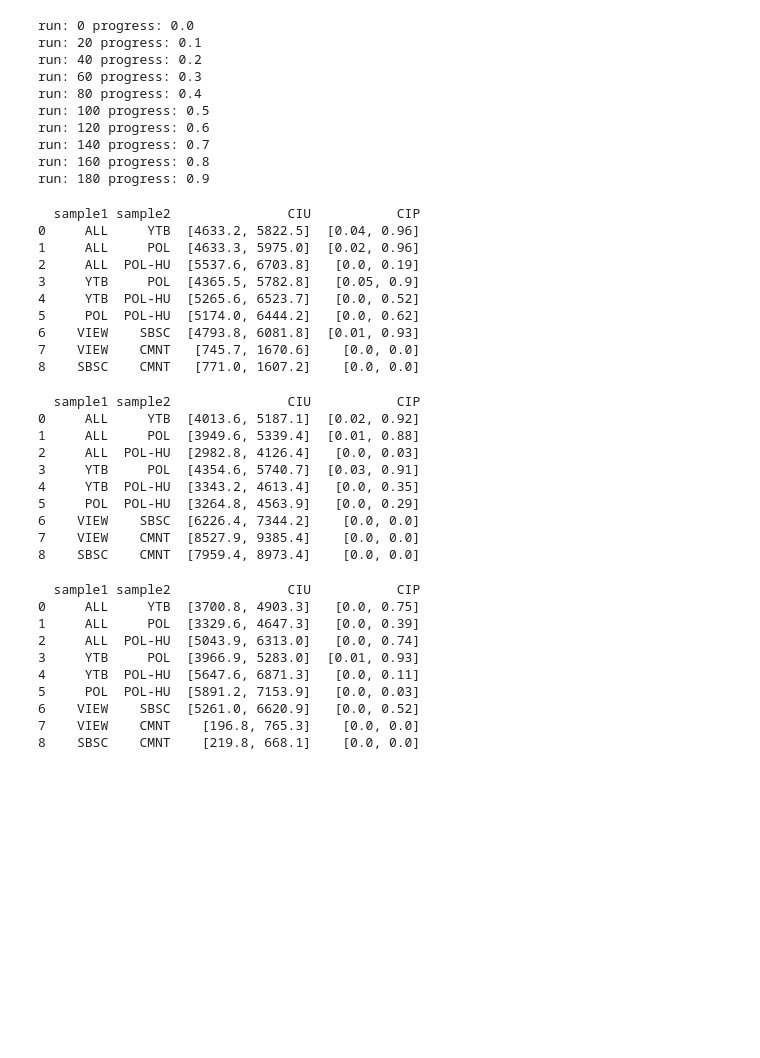
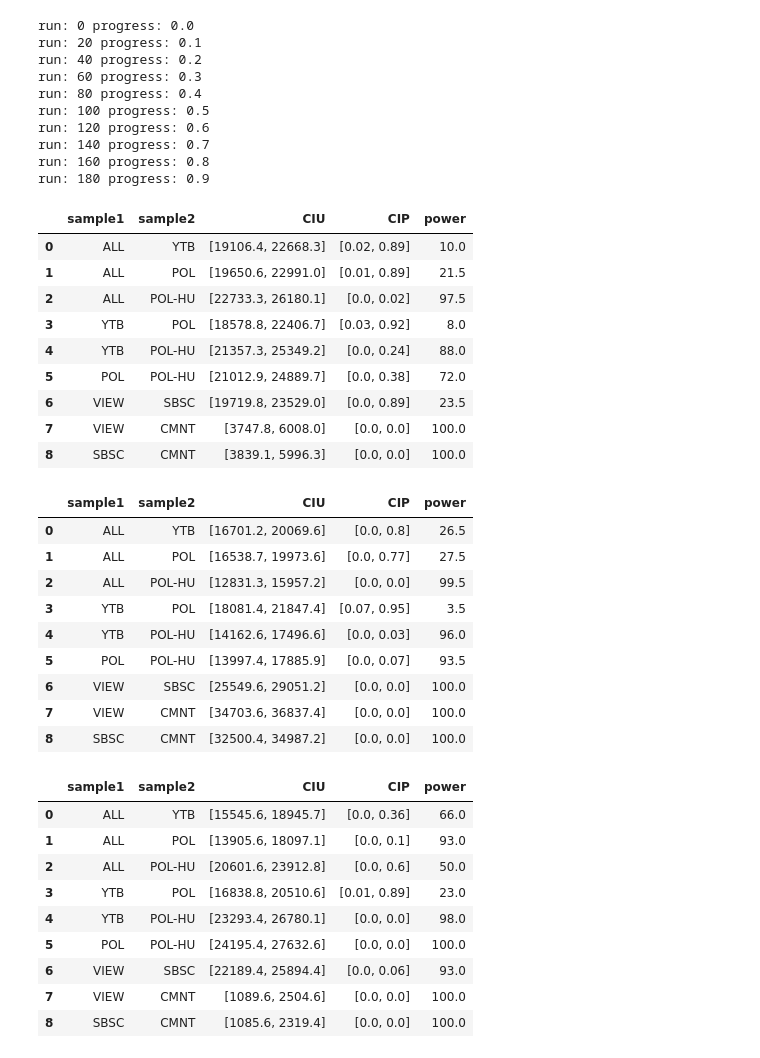
Before and after one commit to yijingch/invisible-public, a Jupyter notebook: src/analysis/02_user_level_disparity.ipynb, the cells around one changed output. Drawn from its saved outputs; the diff is of its cells as text; code cells hidden in the pictures; blank space fills up the shorter version.

Commit message:
minor edits and add print_info in the func

```diff
--- a/src/analysis/02_user_level_disparity.ipynb
+++ b/src/analysis/02_user_level_disparity.ipynb
@@ -603,7 +679,7 @@ for g1,g2 in GROUPS_TO_COMPARE:
 
 for r2 in range(nruns2):
     if r2%20 == 0: print("run:", r2, "progress:", r2/nruns2)
-    nruns = 100
+    nruns = 200
     bp_data_flth_var = {}
     bp_data_lrsc_var = {}
     bp_data_flth_kts = {}
@@ -648,37 +724,41 @@ run: 180 progress: 0.9
 # %%
 # Table 6 - chunk 1: left/right variance distribution
 df = pd.DataFrame()
 df["sample1"] = [x[0] for x in GROUPS_TO_COMPARE]
 df["sample2"] = [x[1] for x in GROUPS_TO_COMPARE]
 
 Us = Us_lrsc_var
 ps = ps_lrsc_var
 
 ciu = []
 cip = []
+pps = []
 for g1,g2 in GROUPS_TO_COMPARE:
     this_us = Us[(g1,g2)]
     this_ps = ps[(g1,g2)]
     bu = round(np.percentile(this_us, q=5),1)
     uu = round(np.percentile(this_us, q=95),1)
     bp = round(np.percentile(this_ps, q=5),2)
     up = round(np.percentile(this_ps, q=95),2)
+    pp = sum(p < 0.05 for p in this_ps)/nruns2*100
     ciu.append(f"[{bu}, {uu}]")
     cip.append(f"[{bp}, {up}]")
+    pps.append(pp)
 df["CIU"] = ciu
 df["CIP"] = cip
-print(df)
+df["power"] = pps
+df
 # %% [output]
-  sample1 sample2               CIU           CIP
-0     ALL     YTB  [4633.2, 5822.5]  [0.04, 0.96]
-1     ALL     POL  [4633.3, 5975.0]  [0.02, 0.96]
-2     ALL  POL-HU  [5537.6, 6703.8]   [0.0, 0.19]
-3     YTB     POL  [4365.5, 5782.8]   [0.05, 0.9]
-4     YTB  POL-HU  [5265.6, 6523.7]   [0.0, 0.52]
-5     POL  POL-HU  [5174.0, 6444.2]   [0.0, 0.62]
-6    VIEW    SBSC  [4793.8, 6081.8]  [0.01, 0.93]
-7    VIEW    CMNT   [745.7, 1670.6]    [0.0, 0.0]
-8    SBSC    CMNT   [771.0, 1607.2]    [0.0, 0.0]
+|  | sample1 | sample2 | CIU | CIP | power |
+| 0 | ALL | YTB | [19106.4, 22668.3] | [0.02, 0.89] | 10.0 |
+| 1 | ALL | POL | [19650.6, 22991.0] | [0.01, 0.89] | 21.5 |
+| 2 | ALL | POL-HU | [22733.3, 26180.1] | [0.0, 0.02] | 97.5 |
+| 3 | YTB | POL | [18578.8, 22406.7] | [0.03, 0.92] | 8.0 |
+| 4 | YTB | POL-HU | [21357.3, 25349.2] | [0.0, 0.24] | 88.0 |
+| 5 | POL | POL-HU | [21012.9, 24889.7] | [0.0, 0.38] | 72.0 |
+| 6 | VIEW | SBSC | [19719.8, 23529.0] | [0.0, 0.89] | 23.5 |
+| 7 | VIEW | CMNT | [3747.8, 6008.0] | [0.0, 0.0] | 100.0 |
+| 8 | SBSC | CMNT | [3839.1, 5996.3] | [0.0, 0.0] | 100.0 |
 # %%
 # Table 6 - chunk 2: left/right kurtosis distribution
 df = pd.DataFrame()
@@ -690,6 +770,7 @@ ps = ps_lrsc_kts
 
 ciu = []
 cip = []
+pps = []
 for g1,g2 in GROUPS_TO_COMPARE:
     this_us = Us[(g1,g2)]
     this_ps = ps[(g1,g2)]
@@ -697,22 +778,25 @@ for g1,g2 in GROUPS_TO_COMPARE:
     uu = round(np.percentile(this_us, q=95),1)
     bp = round(np.percentile(this_ps, q=5),2)
     up = round(np.percentile(this_ps, q=95),2)
+    pp = sum(p < 0.05 for p in this_ps)/nruns2*100
     ciu.append(f"[{bu}, {uu}]")
     cip.append(f"[{bp}, {up}]")
+    pps.append(pp)
 df["CIU"] = ciu
 df["CIP"] = cip
-print(df)
+df["power"] = pps
+df
 # %% [output]
-  sample1 sample2               CIU           CIP
-0     ALL     YTB  [4013.6, 5187.1]  [0.02, 0.92]
-1     ALL     POL  [3949.6, 5339.4]  [0.01, 0.88]
-2     ALL  POL-HU  [2982.8, 4126.4]   [0.0, 0.03]
-3     YTB     POL  [4354.6, 5740.7]  [0.03, 0.91]
-4     YTB  POL-HU  [3343.2, 4613.4]   [0.0, 0.35]
-5     POL  POL-HU  [3264.8, 4563.9]   [0.0, 0.29]
-6    VIEW    SBSC  [6226.4, 7344.2]    [0.0, 0.0]
-7    VIEW    CMNT  [8527.9, 9385.4]    [0.0, 0.0]
-8    SBSC    CMNT  [7959.4, 8973.4]    [0.0, 0.0]
+|  | sample1 | sample2 | CIU | CIP | power |
+| 0 | ALL | YTB | [16701.2, 20069.6] | [0.0, 0.8] | 26.5 |
+| 1 | ALL | POL | [16538.7, 19973.6] | [0.0, 0.77] | 27.5 |
+| 2 | ALL | POL-HU | [12831.3, 15957.2] | [0.0, 0.0] | 99.5 |
+| 3 | YTB | POL | [18081.4, 21847.4] | [0.07, 0.95] | 3.5 |
+| 4 | YTB | POL-HU | [14162.6, 17496.6] | [0.0, 0.03] | 96.0 |
+| 5 | POL | POL-HU | [13997.4, 17885.9] | [0.0, 0.07] | 93.5 |
+| 6 | VIEW | SBSC | [25549.6, 29051.2] | [0.0, 0.0] | 100.0 |
+| 7 | VIEW | CMNT | [34703.6, 36837.4] | [0.0, 0.0] | 100.0 |
+| 8 | SBSC | CMNT | [32500.4, 34987.2] | [0.0, 0.0] | 100.0 |
 # %%
 # Table 6 - chunk 3: anti-/pro-gov variance distribution
 df = pd.DataFrame()
@@ -724,6 +808,7 @@ ps = ps_flth_var
 
 ciu = []
 cip = []
+pps = []
 for g1,g2 in GROUPS_TO_COMPARE:
     this_us = Us[(g1,g2)]
     this_ps = ps[(g1,g2)]
@@ -731,22 +816,25 @@ for g1,g2 in GROUPS_TO_COMPARE:
     uu = round(np.percentile(this_us, q=95),1)
     bp = round(np.percentile(this_ps, q=5),2)
     up = round(np.percentile(this_ps, q=95),2)
+    pp = sum(p < 0.05 for p in this_ps)/nruns2*100
     ciu.append(f"[{bu}, {uu}]")
     cip.append(f"[{bp}, {up}]")
+    pps.append(pp)
 df["CIU"] = ciu
 df["CIP"] = cip
-print(df)
+df["power"] = pps
+df
 # %% [output]
-  sample1 sample2               CIU           CIP
-0     ALL     YTB  [3700.8, 4903.3]   [0.0, 0.75]
-1     ALL     POL  [3329.6, 4647.3]   [0.0, 0.39]
-2     ALL  POL-HU  [5043.9, 6313.0]   [0.0, 0.74]
-3     YTB     POL  [3966.9, 5283.0]  [0.01, 0.93]
-4     YTB  POL-HU  [5647.6, 6871.3]   [0.0, 0.11]
-5     POL  POL-HU  [5891.2, 7153.9]   [0.0, 0.03]
-6    VIEW    SBSC  [5261.0, 6620.9]   [0.0, 0.52]
-7    VIEW    CMNT    [196.8, 765.3]    [0.0, 0.0]
-8    SBSC    CMNT    [219.8, 668.1]    [0.0, 0.0]
+|  | sample1 | sample2 | CIU | CIP | power |
+| 0 | ALL | YTB | [15545.6, 18945.7] | [0.0, 0.36] | 66.0 |
+| 1 | ALL | POL | [13905.6, 18097.1] | [0.0, 0.1] | 93.0 |
+| 2 | ALL | POL-HU | [20601.6, 23912.8] | [0.0, 0.6] | 50.0 |
+| 3 | YTB | POL | [16838.8, 20510.6] | [0.01, 0.89] | 23.0 |
+| 4 | YTB | POL-HU | [23293.4, 26780.1] | [0.0, 0.0] | 98.0 |
+| 5 | POL | POL-HU | [24195.4, 27632.6] | [0.0, 0.0] | 100.0 |
+| 6 | VIEW | SBSC | [22189.4, 25894.4] | [0.0, 0.06] | 93.0 |
+| 7 | VIEW | CMNT | [1089.6, 2504.6] | [0.0, 0.0] | 100.0 |
+| 8 | SBSC | CMNT | [1085.6, 2319.4] | [0.0, 0.0] | 100.0 |
 # %%
 # Table 6 - chunk 4: anti-/pro-gov kurtosis distribution
 df = pd.DataFrame()
```
Also changed, not shown: parts of 7 cells of this notebook, 2 other files.
